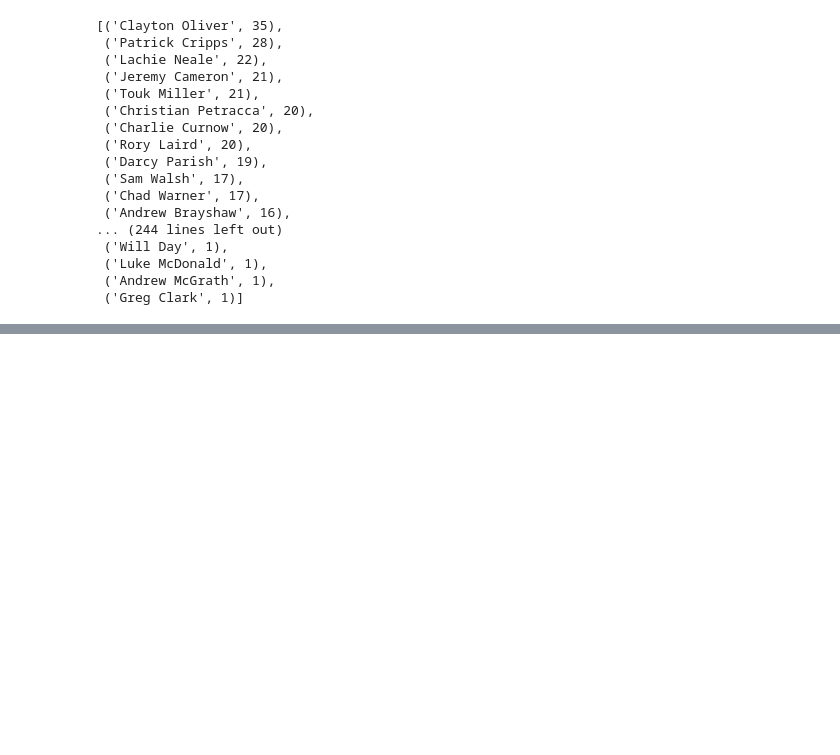
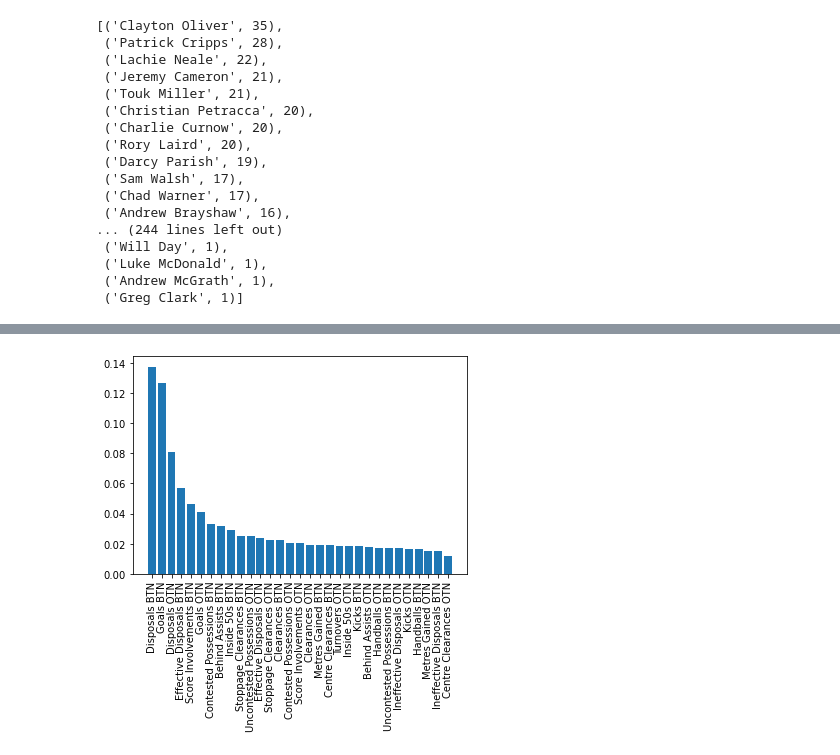
Before and after one commit to TGChenZP/AFLBrownlowPredictor_ML__2023, a Jupyter notebook: notebooks/8_MakePredictions.ipynb, the cells around one changed output, grey strips where cells are left out. Cells and saved outputs as stored; diff of their text form; code cells hidden in the pictures; blank space fills up the shorter version.

```diff
--- a/notebooks/8_MakePredictions.ipynb
+++ b/notebooks/8_MakePredictions.ipynb
@@ -82,3 +82,7 @@ tally_list
  ('Luke McDonald', 1),
  ('Andrew McGrath', 1),
  ('Greg Clark', 1)]
+# %%
+feature_importance3 = pd.DataFrame({'Features': model3.feature_names_in_, 'Importance': model3.feature_importances_})
+feature_importance3 = feature_importance3.sort_values('Importance', ascending=False)
+feature_importance3
@@ -84,0 +107,8 @@ tally_list
+# %%
+import matplotlib.pyplot as plt
+
+fig, ax = plt.subplots();
+ax.bar(height= feature_importance3['Importance'],  x = feature_importance3['Features']);
+ax.set_xticklabels(feature_importance3['Features'], rotation = 90);
+# %% [output]
+[figure, added]
```
Also changed, not shown: parts of 5 cells of this notebook, 11 other files.
